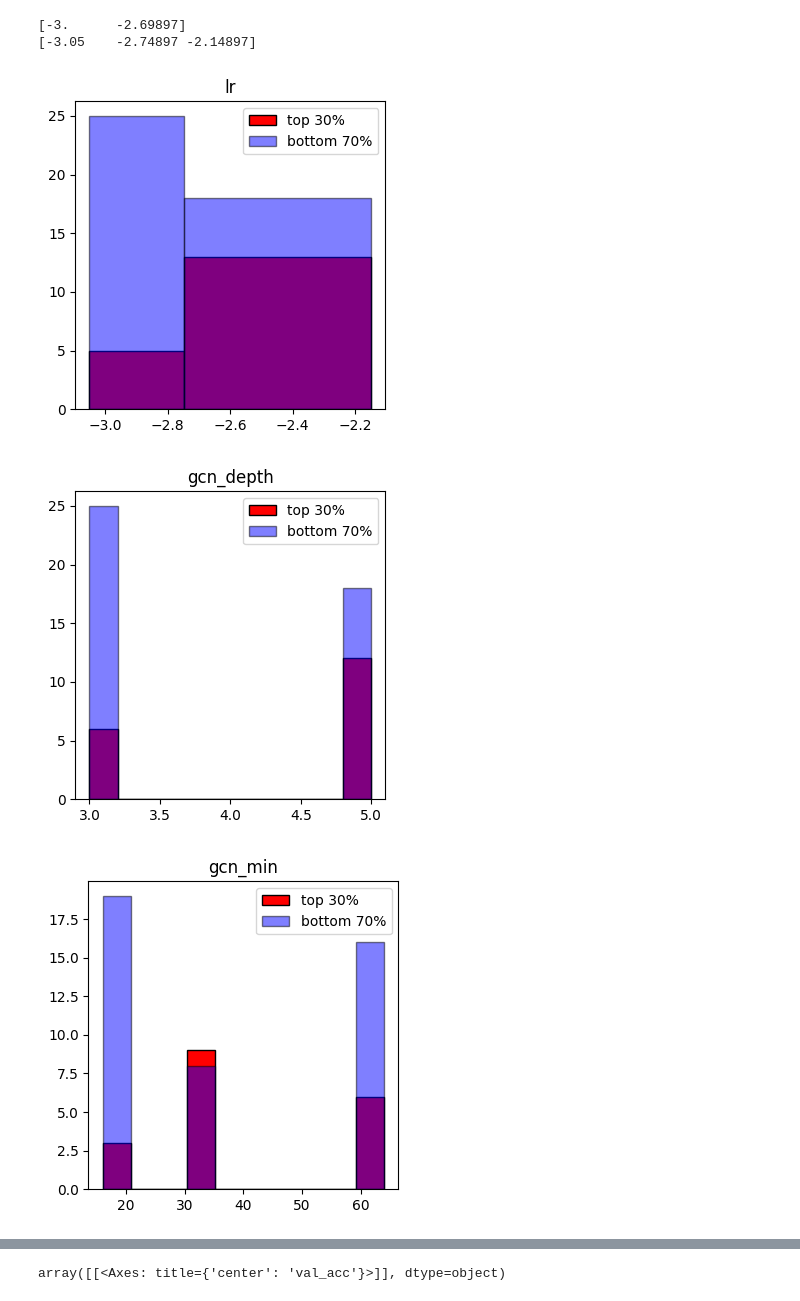
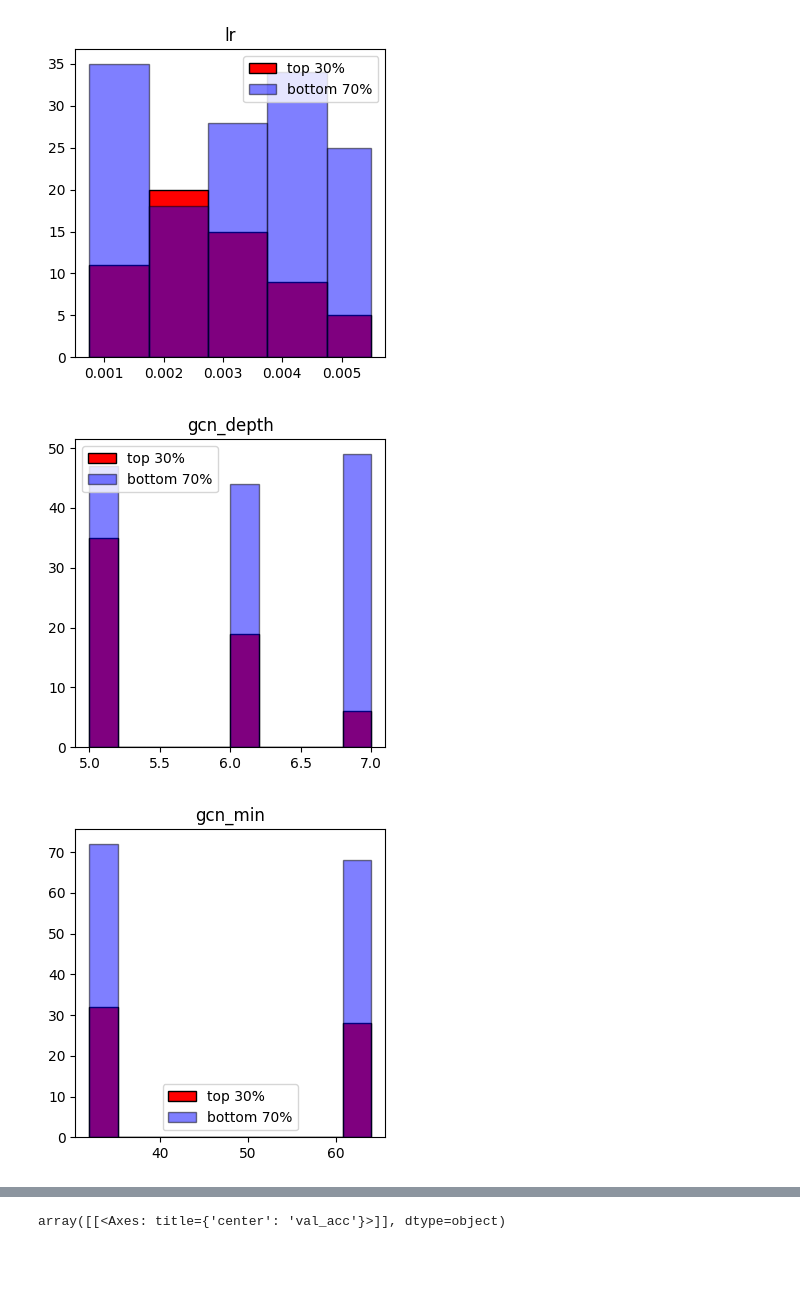
Before and after one commit to peterse/mldec, a Jupyter notebook: src/mldec/analysis/reps_analysis.ipynb, the cells around one changed output, grey strips where cells are left out. Cells and saved outputs as stored; diff of their text form; code cells hidden in the pictures; blank space fills up the shorter version.

```diff
--- a/src/mldec/analysis/reps_analysis.ipynb
+++ b/src/mldec/analysis/reps_analysis.ipynb
@@ -11,5 +18,5 @@ First round hyperparameters to remove:
 # %%
-target = "reps-toric-code-exp-v0/gnn_reps_toric_code_results.csv"
+target = "reps-toric-code-exp-v0.1/gnn_reps_toric_code_results.csv"
 df = pd.read_csv(target)
 # %%
 df.head()
@@ -27,31 +30,30 @@ sorted(df["lr"].unique())
 # %%
 def compare_slice_by_column(df, column, slice_by, percentile=0.5):
     best_half = df[df[slice_by] > df[slice_by].quantile(percentile)]
     worst_half = df[df[slice_by] <= df[slice_by].quantile(percentile)]
     fig, ax = plt.subplots(figsize=(4, 4))
     best = best_half[column]
     worst = worst_half[column]
     if column == 'lr':
         # manually bin based on unique values of lr, in log axis
-        best = np.log10(best)
-        worst = np.log10(worst)
-        bins = np.log10(np.unique(df[column]))
-        bins = np.concatenate((bins, [bins[-1] + 0.1])) - 0.05
-        bins[-1] += 0.5
-        print(np.log10(np.unique(df[column])))
-        print(bins)
+        # best = np.log10(best)
+        # worst = np.log10(worst)
+        # bins = np.log10(np.unique(df[column]))
+        bins = np.unique(df[column])
+        bins = np.concatenate((bins, [bins[-1] + 0.0005])) - 0.00025
+        bins[-1] += 0.00025
+        # print(np.log10(np.unique(df[column])))
+        # print(bins)
     else:
         bins = 10
     cts, bins, _ = ax.hist(best, bins=bins, alpha=1, color='r', label='top {}%'.format(100 - int(percentile * 100)), edgecolor='black')
     ax.hist(worst, bins=bins, alpha=0.5, color='b', label='bottom {}%'.format(int(percentile * 100)), edgecolor='black')
     ax.legend()
     ax.set_title(column)
 
 for column in ['lr', 'gcn_depth', 'gcn_min', 'mlp_depth', 'mlp_max']:
     compare_slice_by_column(df[df['lr'] >= 0.001], column, 'val_acc', percentile=0.7)
 # %% [output]
-[-3.      -2.69897]
-[-3.05    -2.74897 -2.14897]
-[figure, old version]
+[figure, new version]
-[figure, old version]
+[figure, new version]
-[figure, old version]
+[figure, new version]
```
Also changed, not shown: parts of 5 cells of this notebook, 11 other files.
